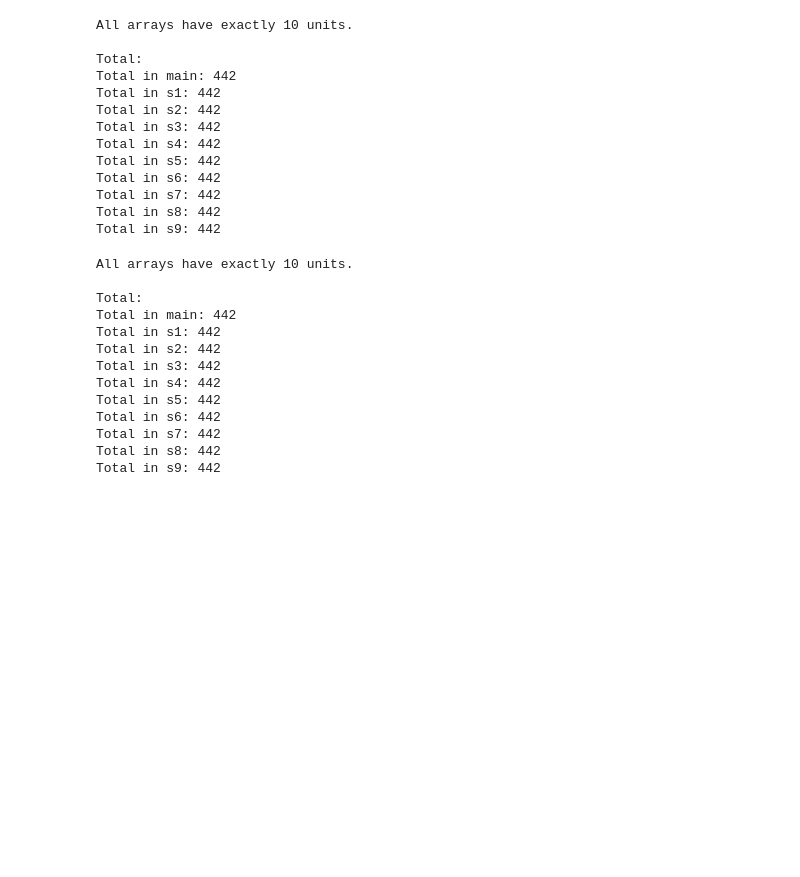
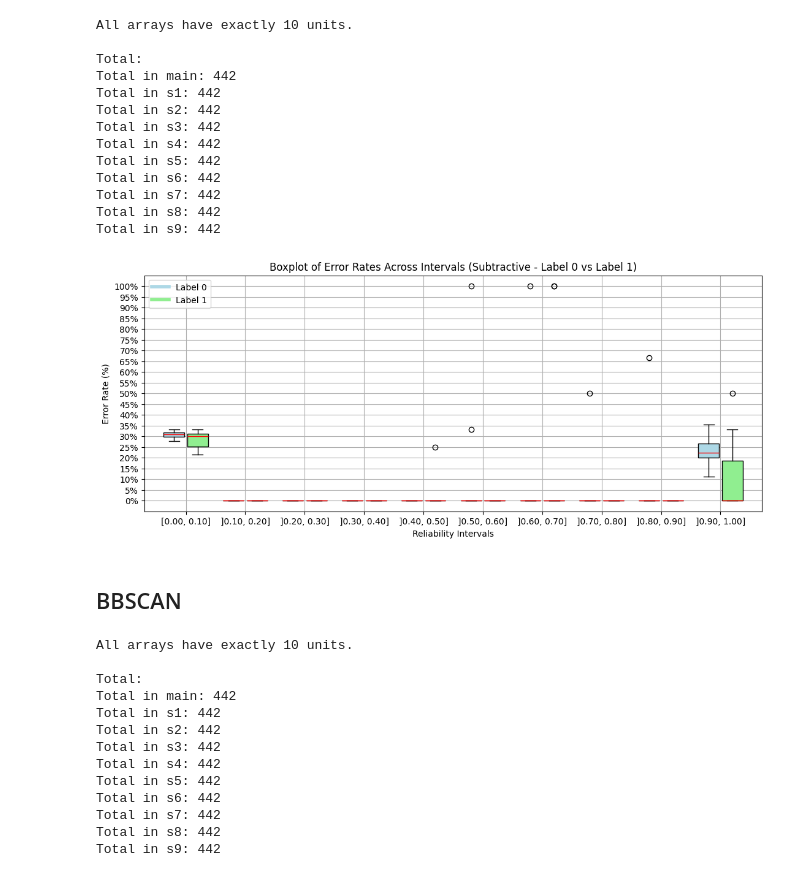
Before and after one commit to Oak10/pointwise-benchmark, a Jupyter notebook: samples_9/results.ipynb, the cells around one changed output. Drawn from its saved outputs; the diff is of its cells as text; code cells hidden in the pictures; blank space fills up the shorter version.

Commit message:
added boxplots

```diff
--- a/samples_9/results.ipynb
+++ b/samples_9/results.ipynb
@@ -100,4 +189,22 @@ Total in s6: 442
 Total in s7: 442
 Total in s8: 442
 Total in s9: 442
+# %%
+# Label 0
+all_intervals_error_0 = list(zip(
+    main_sub_error_0, s1_sub_error_0, s2_sub_error_0, s3_sub_error_0,
+    s4_sub_error_0, s5_sub_error_0, s6_sub_error_0, s7_sub_error_0,
+    s8_sub_error_0, s9_sub_error_0))
+
+# Label 1
+all_intervals_error_1 = list(zip(
+    main_sub_error_1, s1_sub_error_1, s2_sub_error_1, s3_sub_error_1,
+    s4_sub_error_1, s5_sub_error_1, s6_sub_error_1, s7_sub_error_1,
+    s8_sub_error_1, s9_sub_error_1))
+
+plot_boxplot_intervals_error_rate(all_intervals_error_0, all_intervals_error_1, "Subtractive")
+# %% [output]
+[figure, added]
+# %% [markdown]
+## BBSCAN
 # %%
```
Also changed, not shown: parts of 16 cells of this notebook.
